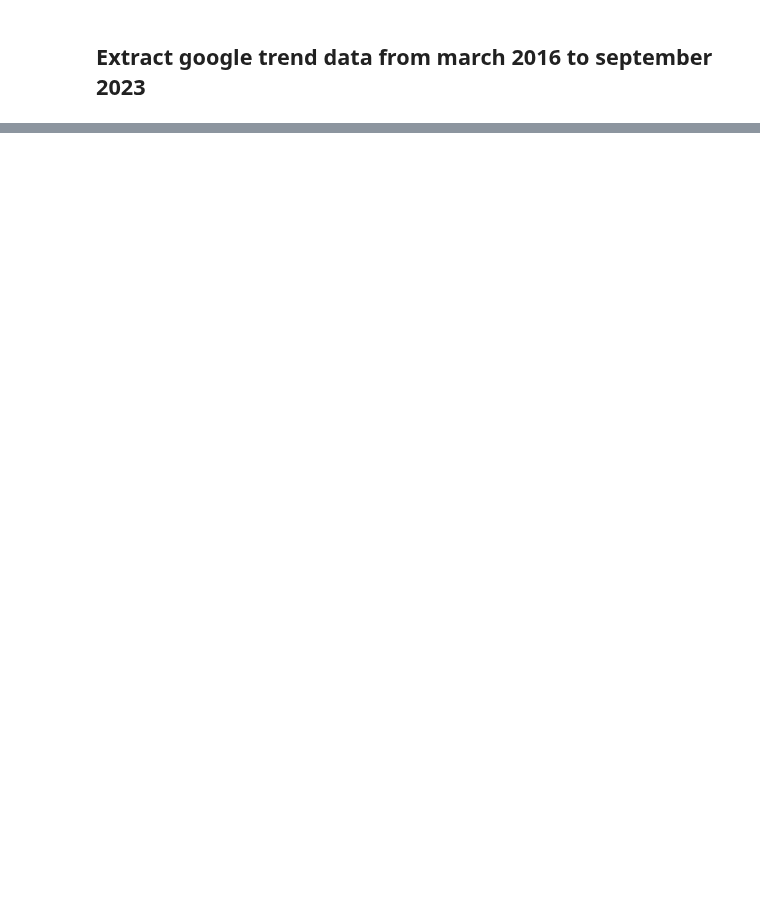
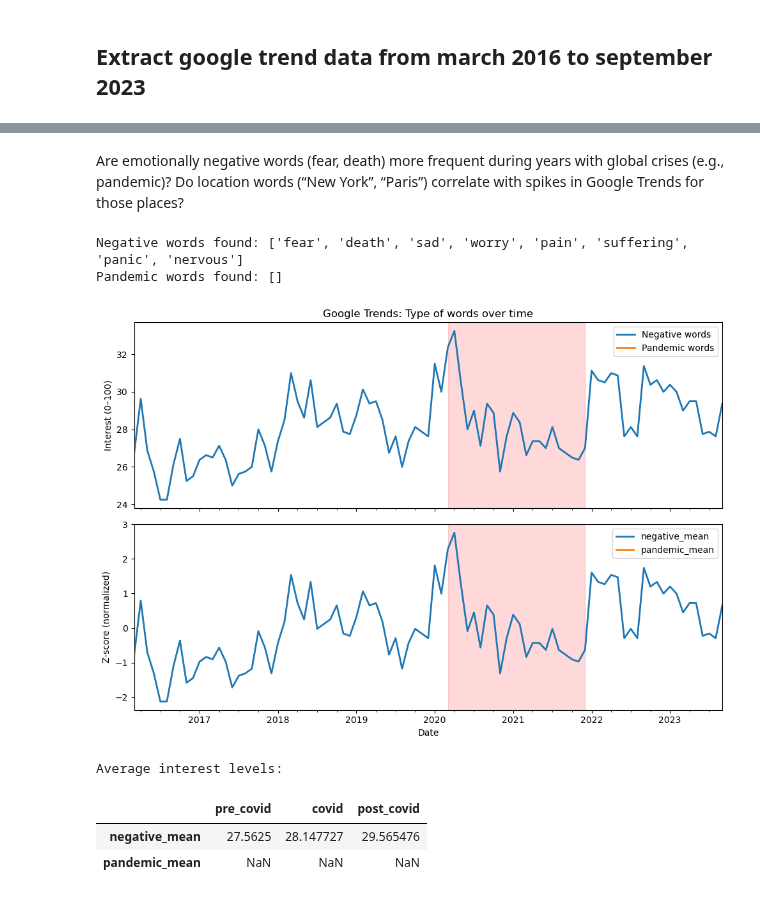
Before and after one commit to epfl-ada/ada-2025-project-data_dinosaur, a Jupyter notebook: google_trend.ipynb, the cells around one changed output, grey strips where cells are left out. Cells and saved outputs as stored; diff of their text form; code cells hidden in the pictures; blank space fills up the shorter version.

Commit message:
google trends follow up

```diff
--- a/google_trend.ipynb
+++ b/google_trend.ipynb
@@ -533,0 +748,59 @@ out.to_csv(OUTPUT_MEANS_CSV, index=False)
+# %% [markdown]
+Are emotionally negative words (fear, death) more frequent during years with global crises (e.g., pandemic)?
+Do location words (“New York”, “Paris”) correlate with spikes in Google Trends for those places?
+# %%
+
+trends = pd.read_csv("data/GoogleTrends/google_trends_ALL_tokens_2016_03_to_2023_09_US.csv", index_col=0, parse_dates=True)
+
+NEGATIVE_WORDS = ["fear", "death", "anxiety", "sad", "worry", "crisis", "anger", "pain", "stress", "hate", "war", "depression", "trauma", "suffering", "loss", "grief", "panic", "nervous", "frustration", "helplessness"]
+PANDEMIC_WORDS = ["pandemic", "virus", "covid", "quarantine", "lockdown", "vaccine", "mask", "social distancing", "isolation", "outbreak", "immunity", "testing", "symptoms", "healthcare", "hygiene", "sanitizer", "ventilator", "contact tracing", "flatten the curve", "herd immunity"]
+
+neg_available = [w for w in NEGATIVE_WORDS if w in trends.columns]
+pand_available = [w for w in PANDEMIC_WORDS if w in trends.columns]
+
+print("Negative words found:", neg_available)
+print("Pandemic words found:", pand_available)
+
+# average interest for each group over time
+group_series = pd.DataFrame(index=trends.index)
+group_series["negative_mean"] = trends[neg_available].mean(axis=1)
+group_series["pandemic_mean"] = trends[pand_available].mean(axis=1)
+
+# Optional: z-score normalize to highlight relative changes
+scaler = StandardScaler()
+group_series_z = pd.DataFrame(scaler.fit_transform(group_series), columns=group_series.columns, index=group_series.index)
+
+# Plot raw and normalized series
+fig, ax = plt.subplots(2, 1, figsize=(10, 7), sharex=True)
+
+# (1) Raw means
+group_series.plot(ax=ax[0], title="Google Trends: Type of words over time", linewidth=2)
+ax[0].set_ylabel("Interest (0–100)")
+ax[0].legend(["Negative words", "Pandemic words"])
+ax[0].axvspan("2020-03", "2021-12", color="red", alpha=0.15, label="Pandemic period")
+
+# (2) Z-scored (to compare shapes)
+group_series_z.plot(ax=ax[1], linewidth=2)
+ax[1].set_ylabel("Z-score (normalized)")
+ax[1].axvspan("2020-03", "2021-12", color="red", alpha=0.15)
+ax[1].set_xlabel("Date")
+
+plt.tight_layout()
+plt.show()
+
+# Quantitative summary: compare mean interest before/during/after pandemic
+pre_covid = group_series.loc["2016-03":"2020-02"].mean()
+covid = group_series.loc["2020-03":"2021-12"].mean()
+post_covid = group_series.loc["2022-01":"2023-09"].mean()
+
+summary = pd.DataFrame({"pre_covid": pre_covid, "covid": covid, "post_covid": post_covid})
+print("\nAverage interest levels:")
+display(summary)
+# %% [output]
+Negative words found: ['fear', 'death', 'sad', 'worry', 'pain', 'suffering', 'panic', 'nervous']
+Pandemic words found: []
+[figure, added]
+Average interest levels:
+|  | pre_covid | covid | post_covid |
+| negative_mean | 27.5625 | 28.147727 | 29.565476 |
+| pandemic_mean | NaN | NaN | NaN |
```
Also changed, not shown: parts of 7 cells of this notebook, 2 other files.
